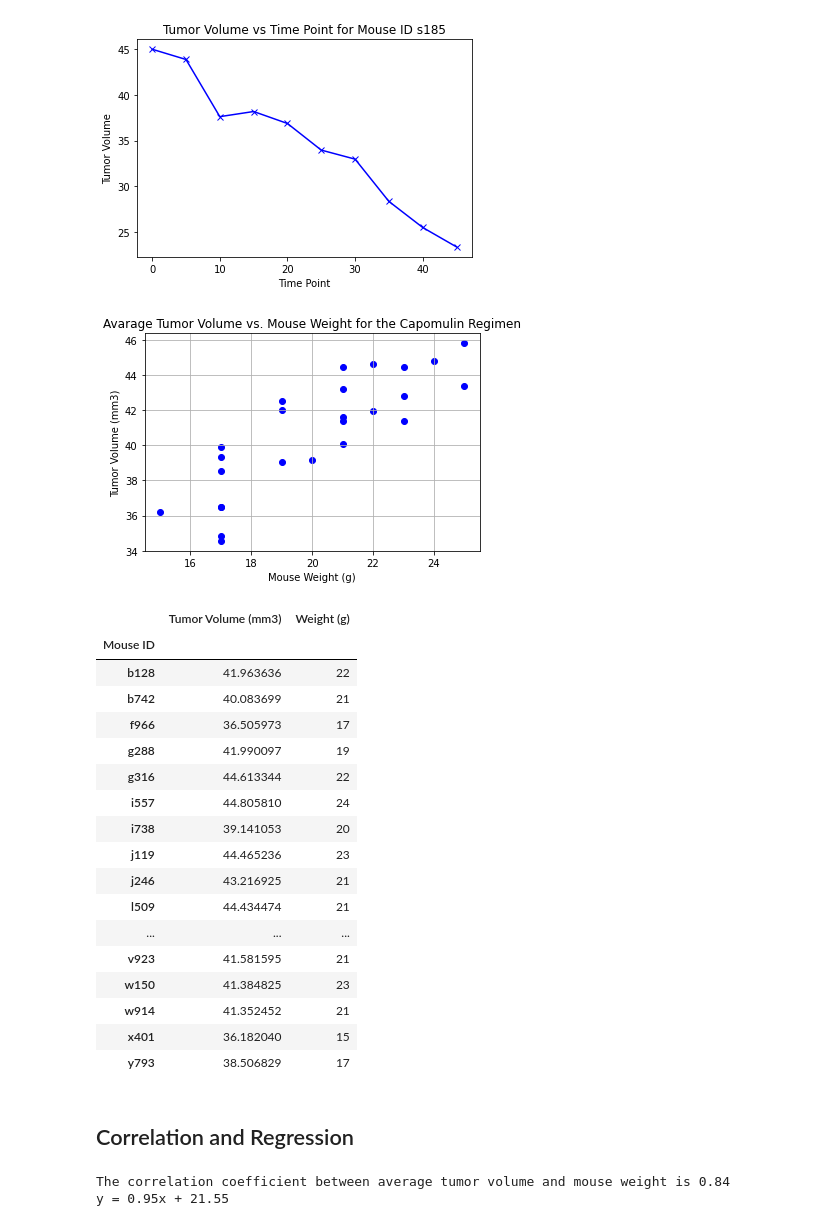
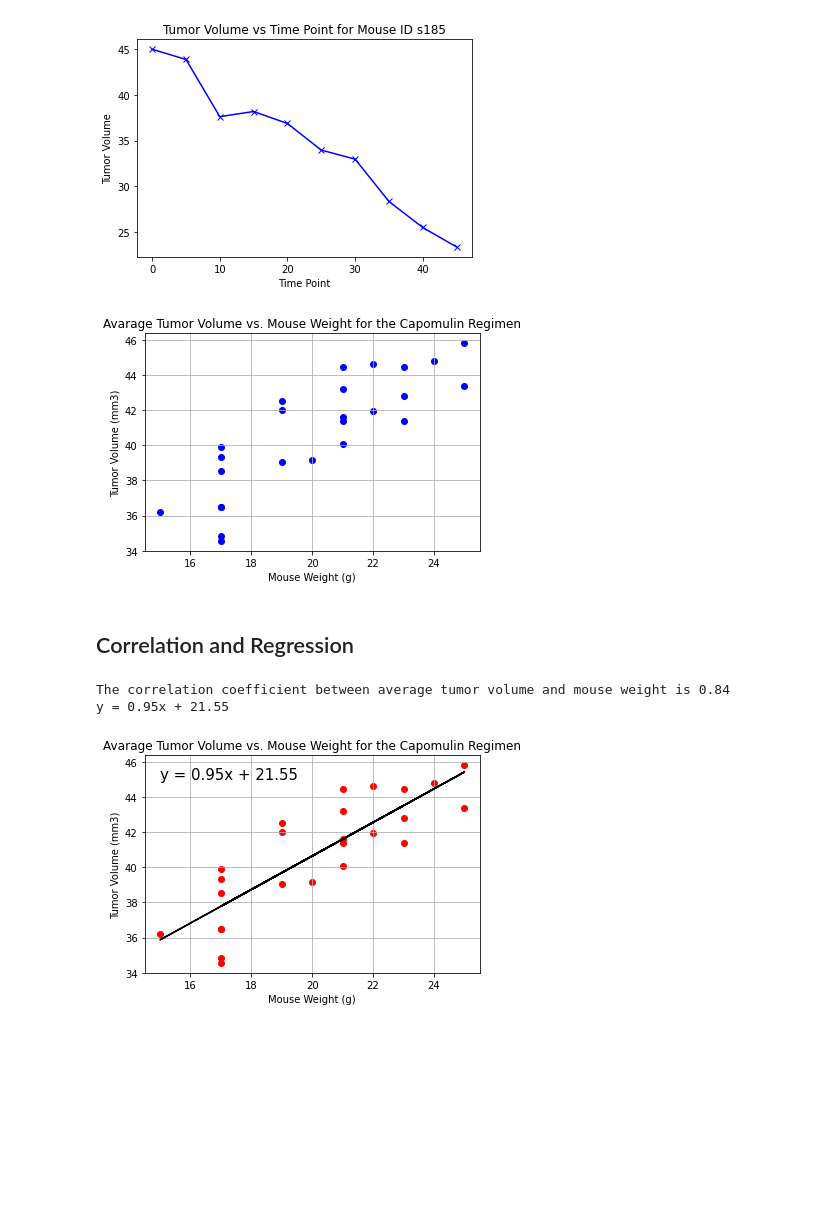
Before and after one commit to yukamara/Matplotlib, a Jupyter notebook: pymaceuticals.ipynb, the cells around one changed output. Cells and saved outputs as stored; diff of their text form; code cells hidden in the pictures; blank space fills up the shorter version.

```diff
--- a/pymaceuticals.ipynb
+++ b/pymaceuticals.ipynb
@@ -390,55 +398,53 @@ plt.show()
 # %%
 # Generate a scatter plot of average tumor volume vs. mouse weight for the Capomulin regimen
 
+# Using loc to isolate the regimen capomulin and the used groupby to find the average tumor volume and weight
 capomulin = cleaned_df.loc[(cleaned_df['Drug Regimen'] == 'Capomulin')]
 ave_tv_mw_cap = capomulin[['Tumor Volume (mm3)', 'Weight (g)', 'Mouse ID']].groupby(['Mouse ID']).mean()
 
+# Plot a scatter plot of the average tumor volume and weight, labe the axes and give it a title
+# Note: ave_tv_mw_cap = average tumor volume and mouse weight for the capomulin regimen
 plt.scatter(ave_tv_mw_cap['Weight (g)'], ave_tv_mw_cap['Tumor Volume (mm3)'], marker='o', facecolors='blue')
 plt.ylabel('Tumor Volume (mm3)')
 plt.xlabel('Mouse Weight (g)')
 plt.title('Avarage Tumor Volume vs. Mouse Weight for the Capomulin Regimen')
 plt.grid()
 plt.show()
-
-ave_tv_mw
 # %% [output]
 [figure]
-|  | Tumor Volume (mm3) | Weight (g) |
-| Mouse ID |  |  |
-| b128 | 41.963636 | 22 |
-| b742 | 40.083699 | 21 |
-| f966 | 36.505973 | 17 |
-| g288 | 41.990097 | 19 |
-| g316 | 44.613344 | 22 |
-| i557 | 44.805810 | 24 |
-| i738 | 39.141053 | 20 |
-| j119 | 44.465236 | 23 |
-| j246 | 43.216925 | 21 |
-| l509 | 44.434474 | 21 |
-| ... | ... | ... |
-| v923 | 41.581595 | 21 |
-| w150 | 41.384825 | 23 |
-| w914 | 41.352452 | 21 |
-| x401 | 36.182040 | 15 |
-| y793 | 38.506829 | 17 |
 # %% [markdown]
 ## Correlation and Regression
 # %%
 # Calculate the correlation coefficient and linear regression model
 # for mouse weight and average tumor volume for the Capomulin regimen
 #capomulin_data = cleaned_df.loc[cleaned_df['Drug Regimen'] == 'Capomulin']
 
+# prepare the series to be plotted on the x & y axes
 mouse_weight = ave_tv_mw_cap.iloc[:,1]
 tumor_volume = ave_tv_mw_cap.iloc[:,0]
 
+# Calculate and print the correlation coefficient betetween average tumore volume and mouse weight
 correlation = st.pearsonr(mouse_weight, tumor_volume)
 print(f"The correlation coefficient between average tumor volume and mouse weight is {round(correlation[0],2)}")
 
-from scipy.stats import linregress
+# calculating values and constructing the regression line
+x_values = ave_tv_mw_cap['Weight (g)']
+y_values = ave_tv_mw_cap['Tumor Volume (mm3)']
 (slope, intercept, rvalue, pvalue, stderr) = linregress(mouse_weight, tumor_volume)
 regress_values = mouse_weight*slope + intercept
 line_eq = "y = " + str(round(slope, 2)) + "x + " + str(round(intercept, 2))
 print(line_eq)
+
+# Reproducing the scatter plot and inserting the regression line and equation
+plt.scatter(x_values, y_values, marker='o', facecolors='r')
+plt.plot(x_values,regress_values,"black")
+plt.annotate(line_eq,(15,45),fontsize=15,color="black")
+plt.ylabel('Tumor Volume (mm3)')
+plt.xlabel('Mouse Weight (g)')
+plt.title('Avarage Tumor Volume vs. Mouse Weight for the Capomulin Regimen')
+plt.grid()
+plt.show()
 # %% [output]
 The correlation coefficient between average tumor volume and mouse weight is 0.84
 y = 0.95x + 21.55
+[figure, added]
```
Also changed, not shown: parts of 5 cells of this notebook.
